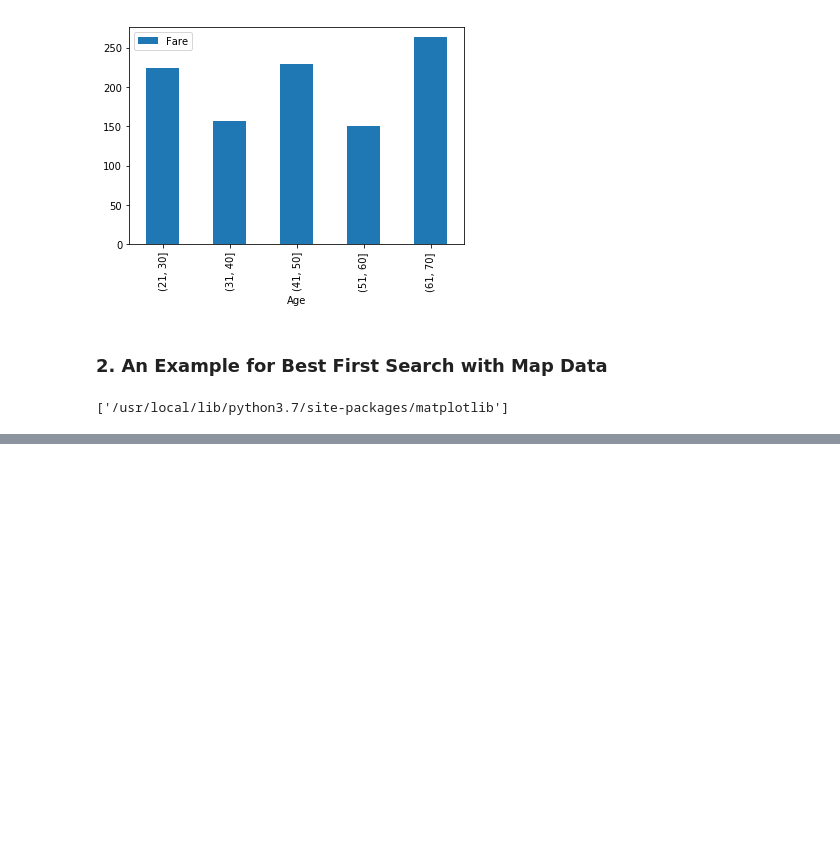
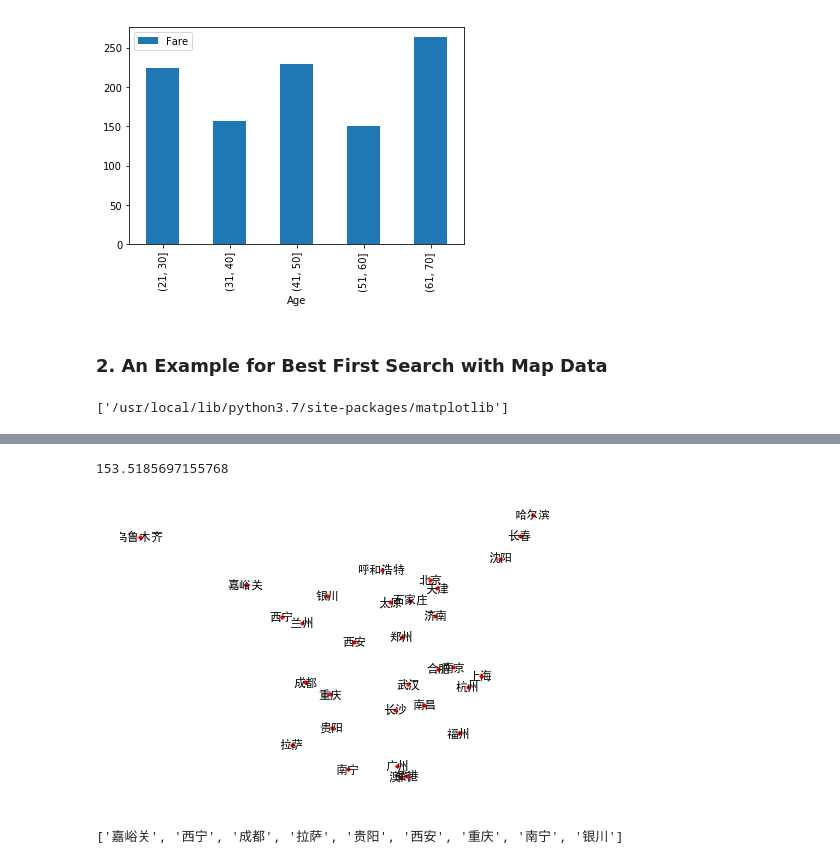
Before and after one commit to xinweixu1/nlp-AI-course, a Jupyter notebook: L03-MachineLearning-HeuristicSearch/L03-class-examples.ipynb, the cells around one changed output, grey strips where cells are left out. Saved outputs shown, nothing was run; the diff lists cells and outputs as text; code cells hidden in the pictures; blank space fills up the shorter version.

```diff
--- a/L03-MachineLearning-HeuristicSearch/L03-class-examples.ipynb
+++ b/L03-MachineLearning-HeuristicSearch/L03-class-examples.ipynb
@@ -171,0 +238,18 @@ for line in coordinations_chinese.split('\n'):
+# %%
+# test case
+get_city_distance('杭州', '上海')
+# %% [output]
+153.5185697155768
+# %%
+import networkx as nx
+
+# create a network graph using city names as nodes
+cities = list(city_location.keys())
+city_graph = nx.Graph()
+city_graph.add_nodes_from(cities)
+# %%
+# draw the graph, where the location of nodes correspond to their geo-coords
+
+nx.draw(city_graph, city_location, with_labels=True, node_size=10)
+# %% [output]
+[figure, added]
@@ -171,0 +281,4 @@ for line in coordinations_chinese.split('\n'):
+# %%
+cities_connection['兰州']
+# %% [output]
+['嘉峪关', '西宁', '成都', '拉萨', '贵阳', '西安', '重庆', '南宁', '银川']
```
Also changed, not shown: parts of 23 cells of this notebook, 1 other file.
